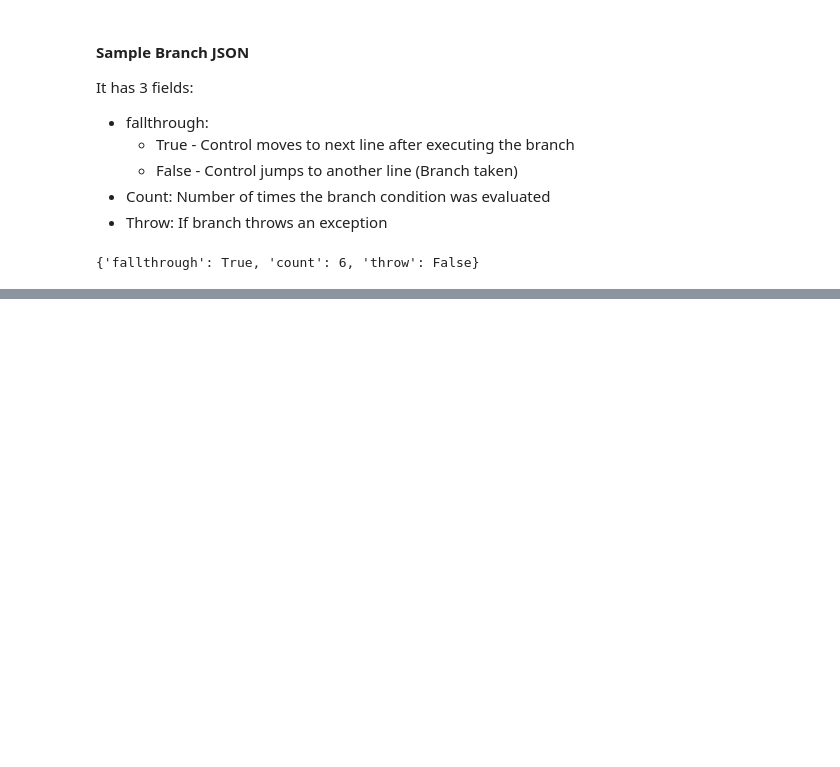
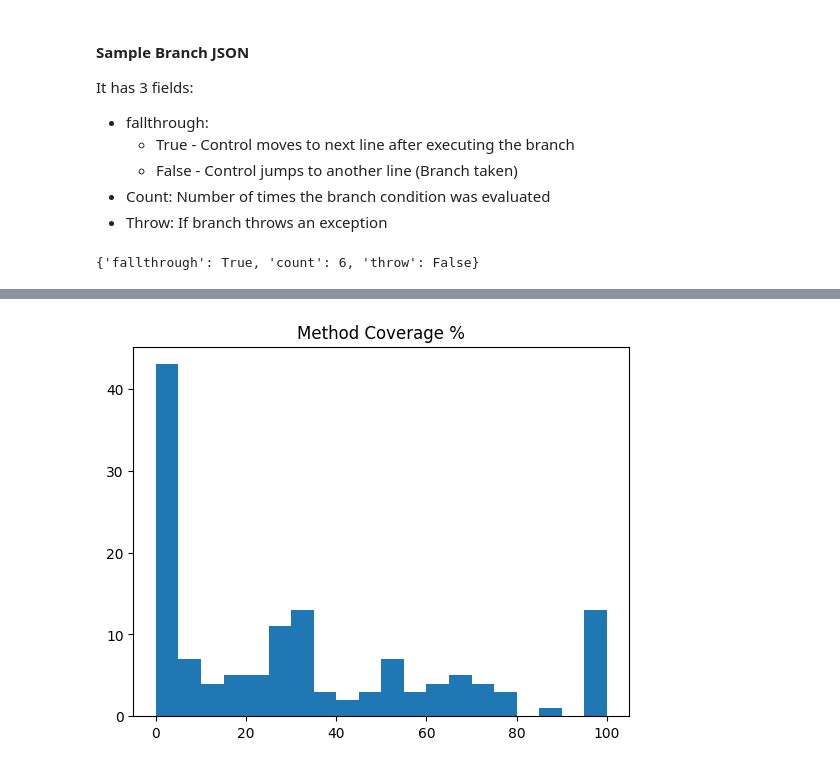
Before and after one commit to SuvigyaJain1/SSP_Project, a Jupyter notebook: analysis.ipynb, the cells around one changed output, grey strips where cells are left out. Saved outputs shown, nothing was run; the diff lists cells and outputs as text; code cells hidden in the pictures; blank space fills up the shorter version.

```diff
--- a/analysis.ipynb
+++ b/analysis.ipynb
@@ -154,0 +233,6 @@ def get_branch_coverage(file):
+# %%
+plt.hist(method_coverage,bins=20)
+plt.title("Method Coverage %")
+plt.show()
+# %% [output]
+[figure, added]
```
Also changed, not shown: parts of 23 cells of this notebook, 1 other file.
